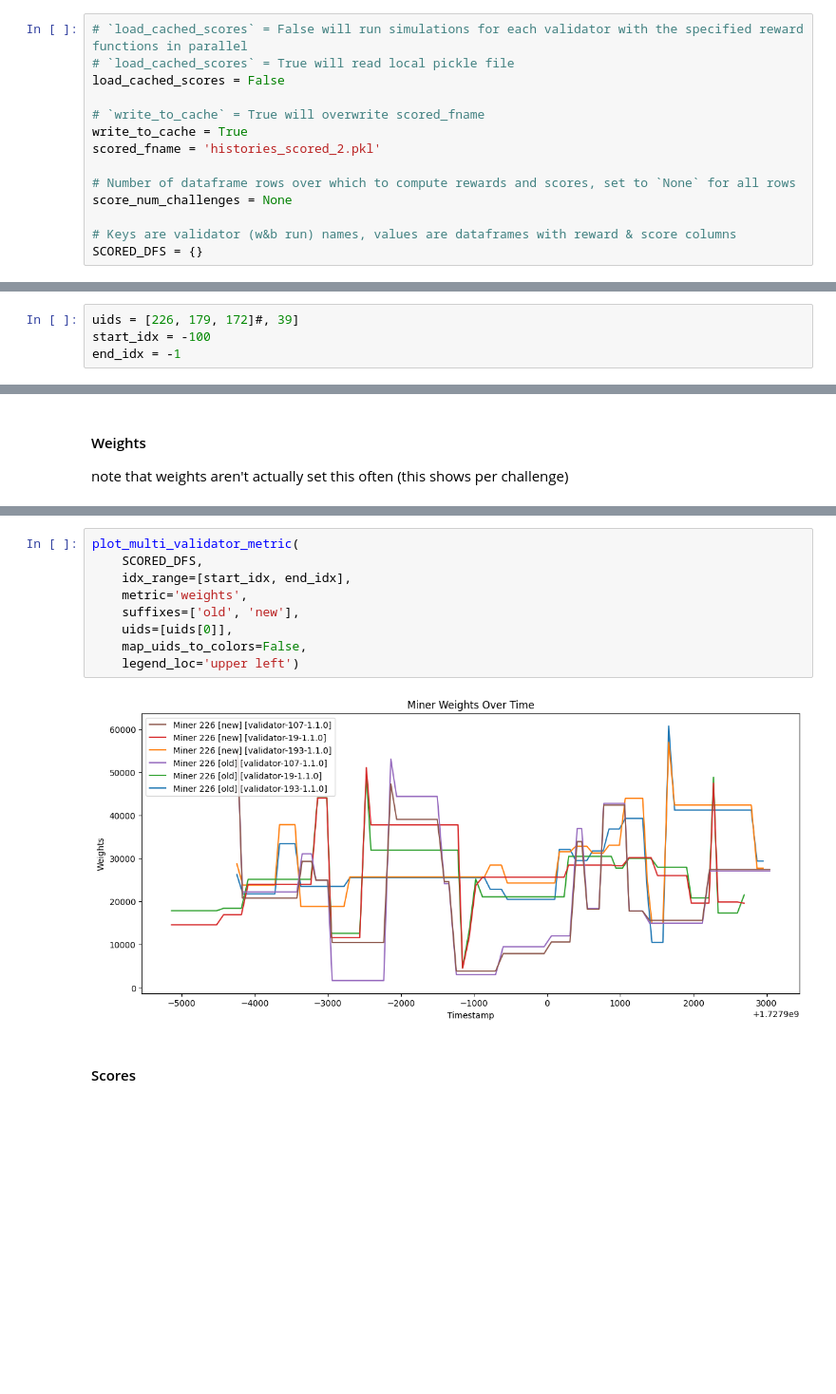
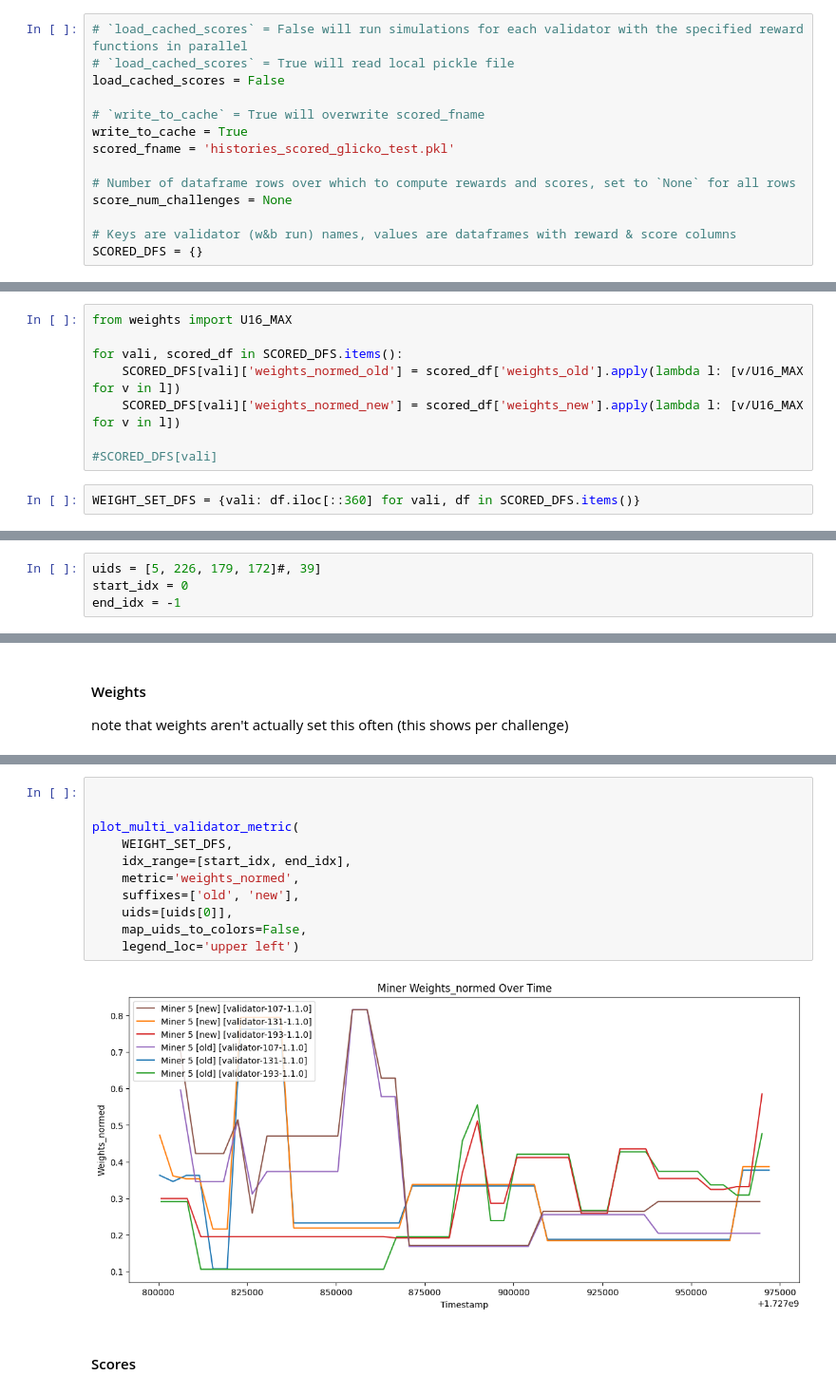
Before and after one commit to BitMind-AI/incentive-simulator, a Jupyter notebook: simulation.ipynb, the cells around one changed output, grey strips where cells are left out. Shown: that part at 95% size. Saved outputs shown, nothing was run; the diff lists cells and outputs as text; blank space fills up the shorter version.

```diff
--- a/simulation.ipynb
+++ b/simulation.ipynb
@@ -98,7 +103,7 @@ load_cached_scores = False
 
 # `write_to_cache` = True will overwrite scored_fname
 write_to_cache = True
-scored_fname = 'histories_scored_2.pkl'
+scored_fname = 'histories_scored_glicko_test.pkl'
 
 # Number of dataframe rows over which to compute rewards and scores, set to `None` for all rows
 score_num_challenges = None
@@ -120,3 +125,13 @@ else:
     SCORED_DFS = {vali: scored_df[scored_df.rewards_new.notna()] for vali, scored_df in zip(VALIDATORS, results)}
     if write_to_cache:
         joblib.dump(SCORED_DFS, scored_fname)
+# %%
+from weights import U16_MAX
+
+for vali, scored_df in SCORED_DFS.items():
+    SCORED_DFS[vali]['weights_normed_old'] = scored_df['weights_old'].apply(lambda l: [v/U16_MAX for v in l])
+    SCORED_DFS[vali]['weights_normed_new'] = scored_df['weights_new'].apply(lambda l: [v/U16_MAX for v in l])
+
+#SCORED_DFS[vali]
+# %%
+WEIGHT_SET_DFS = {vali: df.iloc[::360] for vali, df in SCORED_DFS.items()}
@@ -130,8 +147,8 @@ Todo: update x axis to be human readable timestamp
 # %% [markdown]
 ## reward100 * .5 + reward10 * .25 + correct * .25
 # %%
-uids = [226, 179, 172]#, 39]
-start_idx = -100
+uids = [5, 226, 179, 172]#, 39]
+start_idx = 0
 end_idx = -1
 # %% [markdown]
 ### Inspect Same Miner over Multiple Validators
@@ -141,14 +198,16 @@ note that weights aren't actually set this often (this shows per challenge)
 # %%
+
+
 plot_multi_validator_metric(
-    SCORED_DFS,
+    WEIGHT_SET_DFS,
     idx_range=[start_idx, end_idx],
-    metric='weights',
+    metric='weights_normed',
     suffixes=['old', 'new'],
     uids=[uids[0]],
     map_uids_to_colors=False,
     legend_loc='upper left')
 # %% [output]
-[figure, old version]
+[figure, new version]
 # %% [markdown]
 #### Scores
 # %%
```
Also changed, not shown: parts of 12 cells of this notebook, 1 other file.
